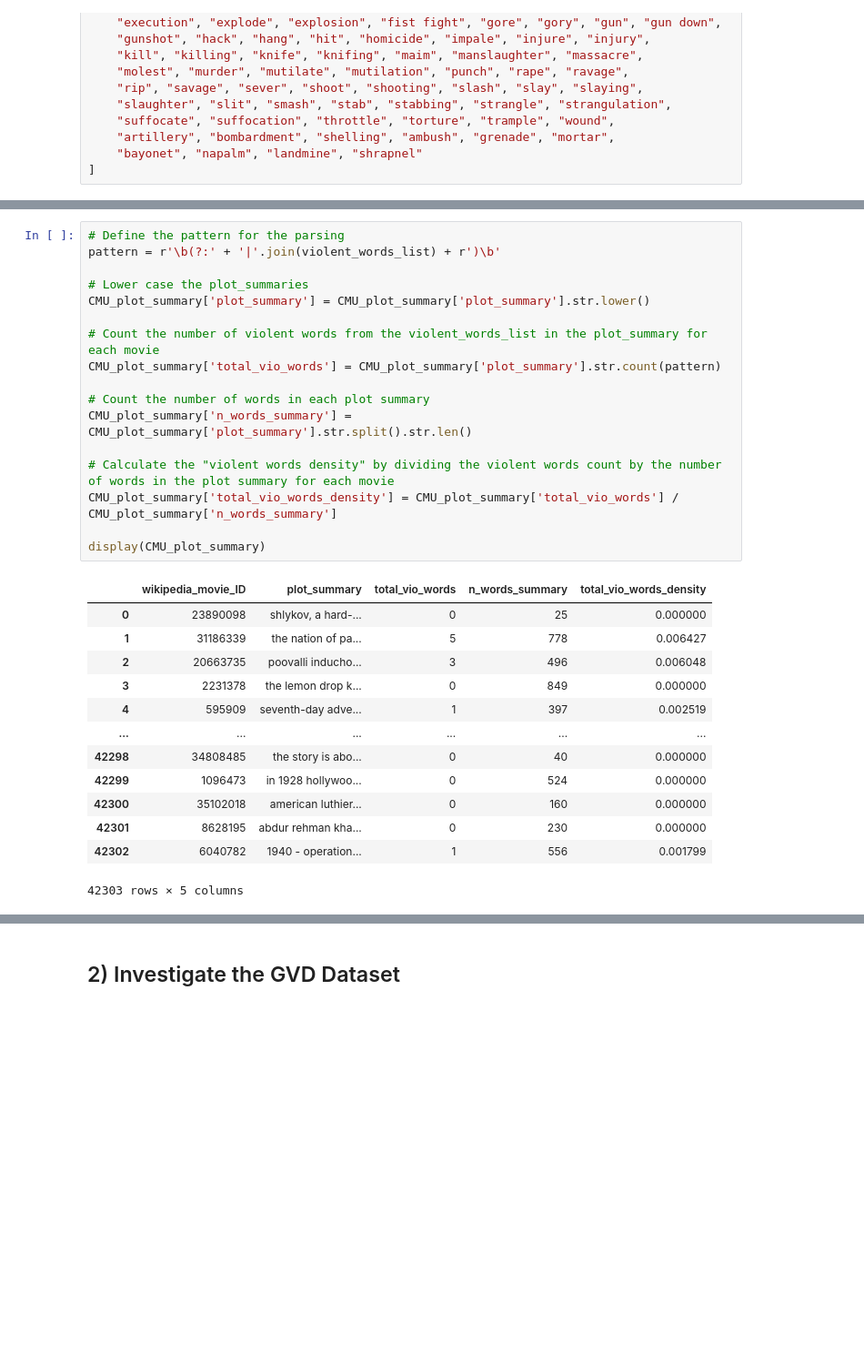
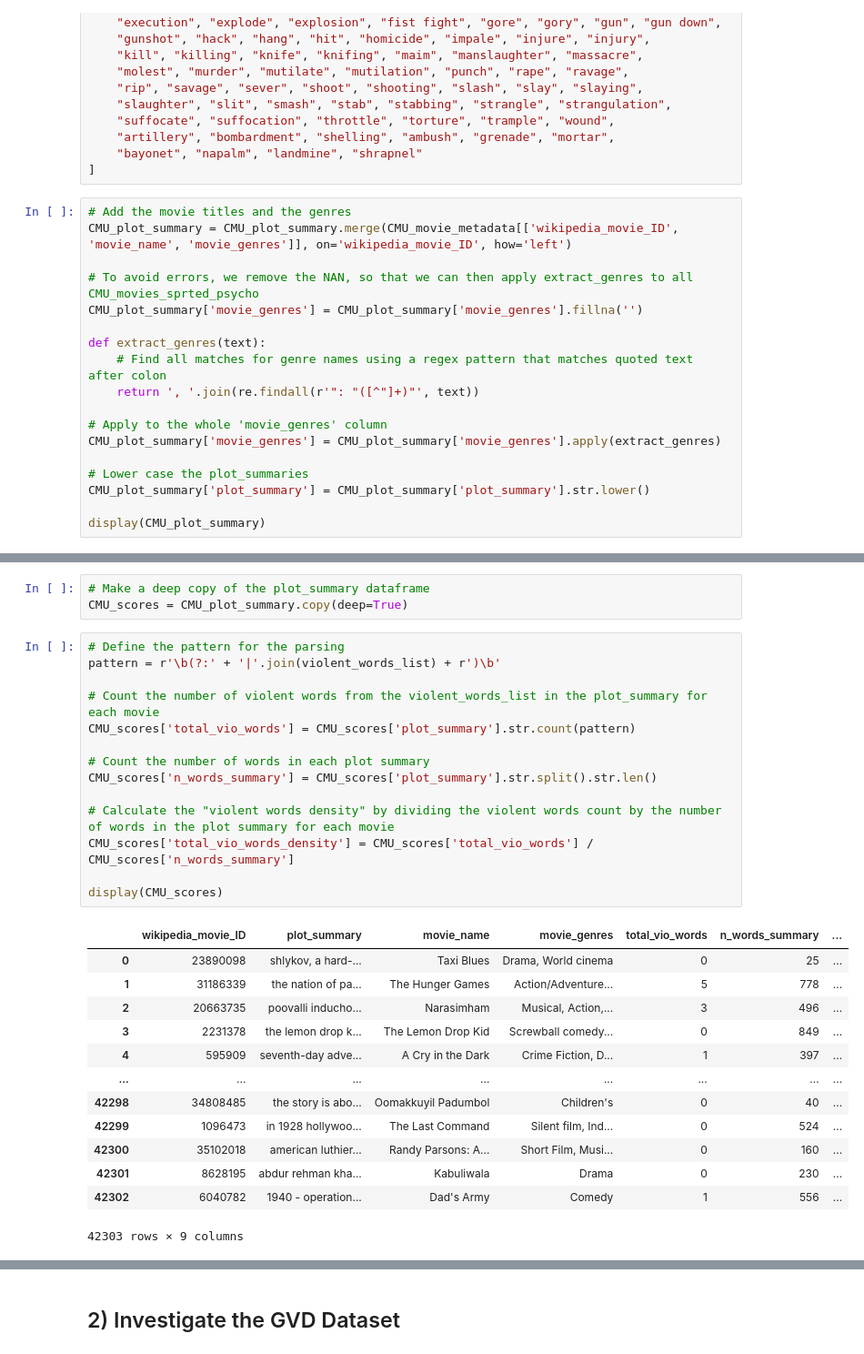
Before and after one commit to epfl-ada/ada-2024-project-alligatorsdontapologize24, a Jupyter notebook: src/Exploratory_Data_Analysis.ipynb, the cells around one changed output, grey strips where cells are left out. Shown at 91% size. Saved outputs shown, nothing was run; the diff lists cells and outputs as text; blank space fills up the shorter version.

```diff
--- a/src/Exploratory_Data_Analysis.ipynb
+++ b/src/Exploratory_Data_Analysis.ipynb
@@ -85,3 +85,21 @@ violent_words_list = [
     "artillery", "bombardment", "shelling", "ambush", "grenade", "mortar",
     "bayonet", "napalm", "landmine", "shrapnel"
 ]
+# %%
+# Add the movie titles and the genres
+CMU_plot_summary = CMU_plot_summary.merge(CMU_movie_metadata[['wikipedia_movie_ID', 'movie_name', 'movie_genres']], on='wikipedia_movie_ID', how='left')
+
+# To avoid errors, we remove the NAN, so that we can then apply extract_genres to all CMU_movies_sprted_psycho
+CMU_plot_summary['movie_genres'] = CMU_plot_summary['movie_genres'].fillna('')
+
+def extract_genres(text):
+    # Find all matches for genre names using a regex pattern that matches quoted text after colon
+    return ', '.join(re.findall(r'": "([^"]+)"', text))
+
+# Apply to the whole 'movie_genres' column
+CMU_plot_summary['movie_genres'] = CMU_plot_summary['movie_genres'].apply(extract_genres)
+
+# Lower case the plot_summaries
+CMU_plot_summary['plot_summary'] = CMU_plot_summary['plot_summary'].str.lower()
+
+display(CMU_plot_summary)
@@ -88,31 +120,31 @@ violent_words_list = [
+# %%
+# Make a deep copy of the plot_summary dataframe
+CMU_scores = CMU_plot_summary.copy(deep=True)
 # %%
 # Define the pattern for the parsing
 pattern = r'\b(?:' + '|'.join(violent_words_list) + r')\b'
 
-# Lower case the plot_summaries
-CMU_plot_summary['plot_summary'] = CMU_plot_summary['plot_summary'].str.lower()
-
 # Count the number of violent words from the violent_words_list in the plot_summary for each movie
-CMU_plot_summary['total_vio_words'] = CMU_plot_summary['plot_summary'].str.count(pattern)
+CMU_scores['total_vio_words'] = CMU_scores['plot_summary'].str.count(pattern)
 
 # Count the number of words in each plot summary
-CMU_plot_summary['n_words_summary'] = CMU_plot_summary['plot_summary'].str.split().str.len()
+CMU_scores['n_words_summary'] = CMU_scores['plot_summary'].str.split().str.len()
 
 # Calculate the "violent words density" by dividing the violent words count by the number of words in the plot summary for each movie
-CMU_plot_summary['total_vio_words_density'] = CMU_plot_summary['total_vio_words'] / CMU_plot_summary['n_words_summary']
+CMU_scores['total_vio_words_density'] = CMU_scores['total_vio_words'] / CMU_scores['n_words_summary']
 
-display(CMU_plot_summary)
+display(CMU_scores)
 # %% [output]
-|  | wikipedia_movie_ID | plot_summary | total_vio_words | n_words_summary | total_vio_words_density |
-| 0 | 23890098 | shlykov, a hard-... | 0 | 25 | 0.000000 |
-| 1 | 31186339 | the nation of pa... | 5 | 778 | 0.006427 |
-| 2 | 20663735 | poovalli inducho... | 3 | 496 | 0.006048 |
-| 3 | 2231378 | the lemon drop k... | 0 | 849 | 0.000000 |
-| 4 | 595909 | seventh-day adve... | 1 | 397 | 0.002519 |
-| ... | ... | ... | ... | ... | ... |
-| 42298 | 34808485 | the story is abo... | 0 | 40 | 0.000000 |
-| 42299 | 1096473 | in 1928 hollywoo... | 0 | 524 | 0.000000 |
-| 42300 | 35102018 | american luthier... | 0 | 160 | 0.000000 |
-| 42301 | 8628195 | abdur rehman kha... | 0 | 230 | 0.000000 |
-| 42302 | 6040782 | 1940 - operation... | 1 | 556 | 0.001799 |
+|  | wikipedia_movie_ID | plot_summary | movie_name | movie_genres | total_vio_words | n_words_summary | ... |
+| 0 | 23890098 | shlykov, a hard-... | Taxi Blues | Drama, World cinema | 0 | 25 | ... |
+| 1 | 31186339 | the nation of pa... | The Hunger Games | Action/Adventure... | 5 | 778 | ... |
+| 2 | 20663735 | poovalli inducho... | Narasimham | Musical, Action,... | 3 | 496 | ... |
+| 3 | 2231378 | the lemon drop k... | The Lemon Drop Kid | Screwball comedy... | 0 | 849 | ... |
+| 4 | 595909 | seventh-day adve... | A Cry in the Dark | Crime Fiction, D... | 1 | 397 | ... |
+| ... | ... | ... | ... | ... | ... | ... | ... |
+| 42298 | 34808485 | the story is abo... | Oomakkuyil Padumbol | Children's | 0 | 40 | ... |
+| 42299 | 1096473 | in 1928 hollywoo... | The Last Command | Silent film, Ind... | 0 | 524 | ... |
+| 42300 | 35102018 | american luthier... | Randy Parsons: A... | Short Film, Musi... | 0 | 160 | ... |
+| 42301 | 8628195 | abdur rehman kha... | Kabuliwala | Drama | 0 | 230 | ... |
+| 42302 | 6040782 | 1940 - operation... | Dad's Army | Comedy | 1 | 556 | ... |
-42303 rows × 5 columns
+42303 rows × 9 columns
```
Also changed, not shown: parts of 13 cells of this notebook.
